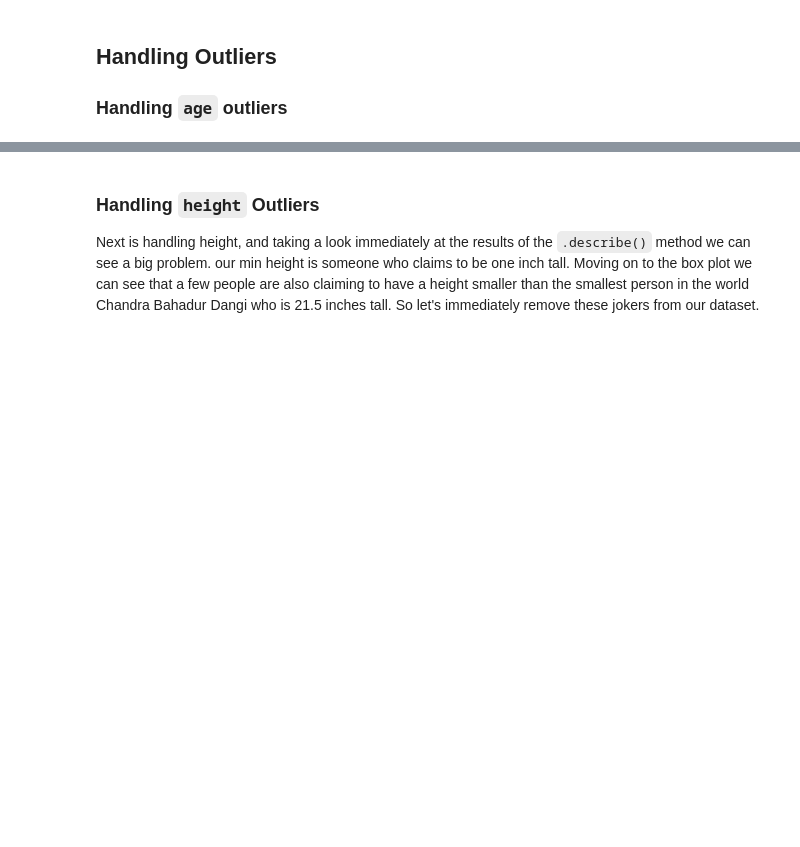
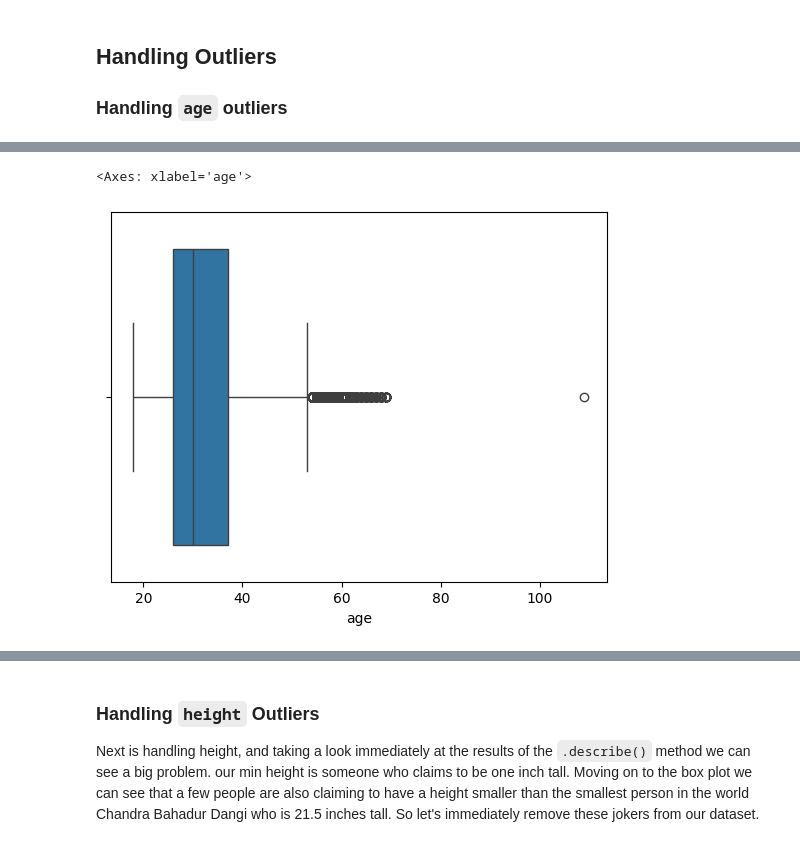
Before and after one commit to BinaryBite/Date-a-scientist, a Jupyter notebook: date-a-scientist.ipynb, the cells around one changed output, grey strips where cells are left out. Drawn from its saved outputs; the diff is of its cells as text; code cells hidden in the pictures; blank space fills up the shorter version.

Commit message:
Changes to be committed:     modified:   date-a-scientist.ipynb - Finished     data cleaning section.

```diff
--- a/date-a-scientist.ipynb
+++ b/date-a-scientist.ipynb
@@ -830,5 +831,5 @@ Note: This is an assumption, put it in the assumptions section
 # %%
-profiles['body_type'] = profiles['body_type'].fillna('average')
+profiles['body_type'] = profiles['body_type'].fillna('rather not say')
 # %% [markdown]
 ### Handling `smokes` nulls
 # %%
@@ -888,3 +891,5 @@ profiles.drop(columns = ['offspring'], inplace = True)
+# %%
+working = create_working(profiles, split_map)
 # %% [markdown]
 ## Handling Outliers
 
@@ -897,5 +910,8 @@ profiles['age'].describe()
 # %%
-sns.boxplot(data = profiles, x = 'age')
+sns.boxplot(data = working, x = 'age')
+# %% [output]
+<Axes: xlabel='age'>
+[figure, added]
 # %%
 #ages above 100 are removed
 profiles = profiles[profiles["age"] <= 100]
```
Also changed, not shown: parts of 45 cells of this notebook.
